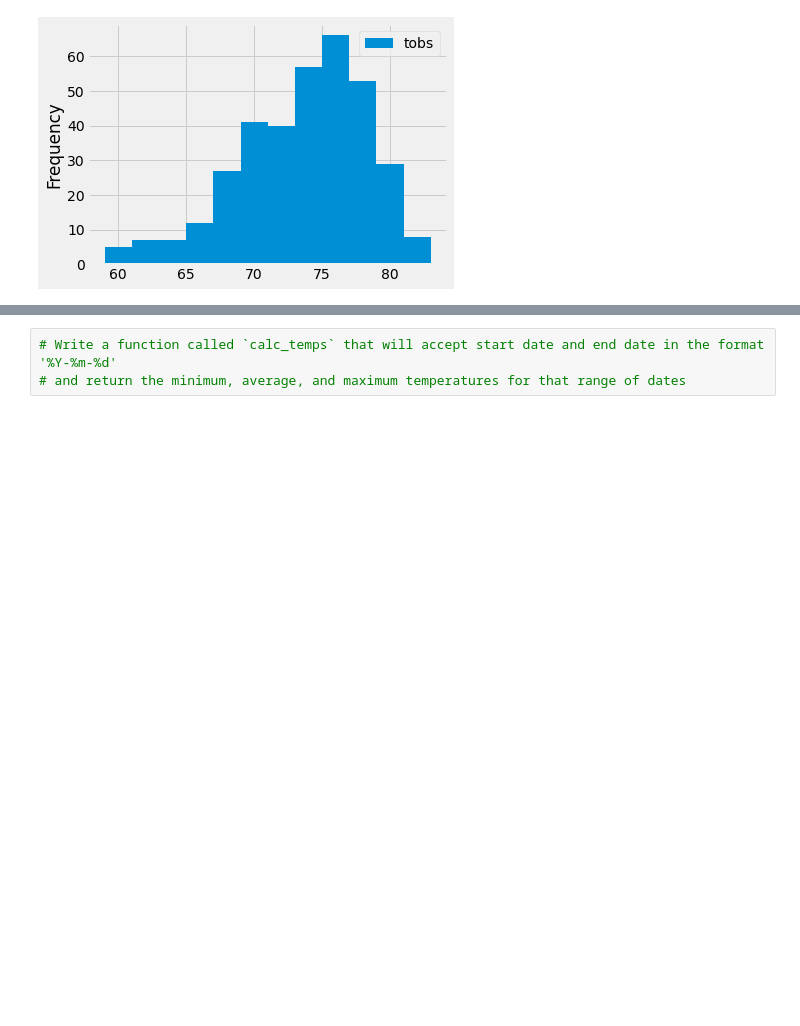
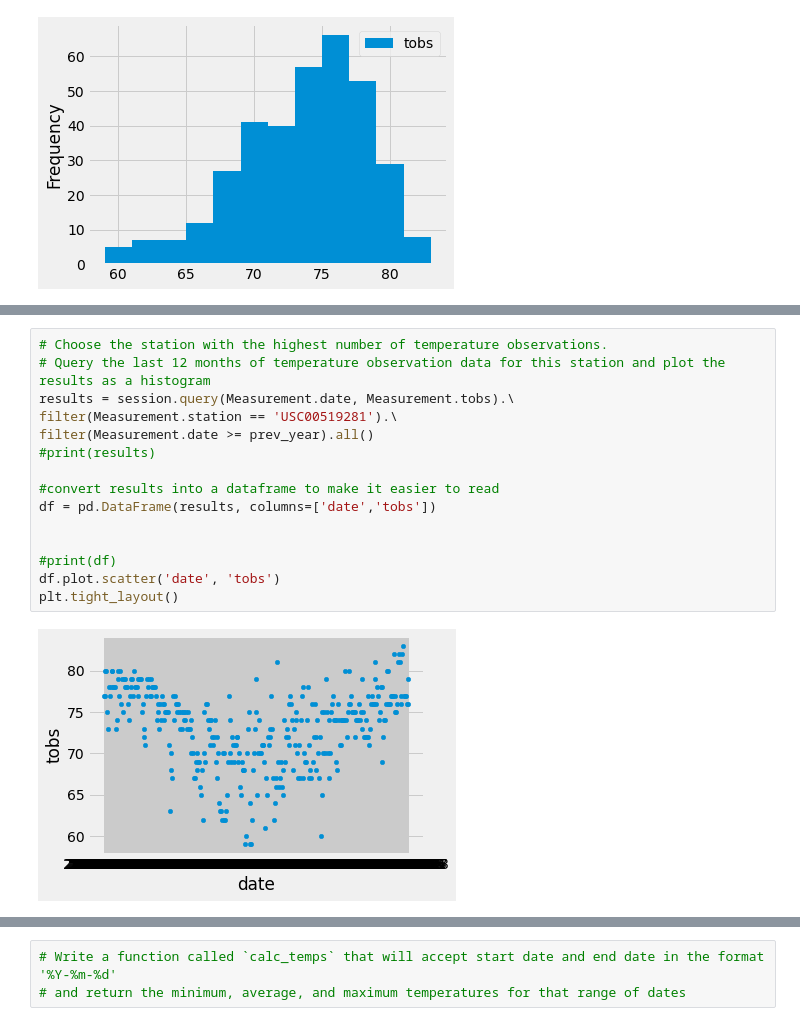
Before and after one commit to EMarksCyr/surfs_up, a Jupyter notebook: climate_analysis.ipynb, the cells around one changed output, grey strips where cells are left out. Saved outputs shown, nothing was run; the diff lists cells and outputs as text; blank space fills up the shorter version.

```diff
--- a/climate_analysis.ipynb
+++ b/climate_analysis.ipynb
@@ -128,0 +171,17 @@ plt.tight_layout()
+# %%
+# Choose the station with the highest number of temperature observations.
+# Query the last 12 months of temperature observation data for this station and plot the results as a histogram
+results = session.query(Measurement.date, Measurement.tobs).\
+filter(Measurement.station == 'USC00519281').\
+filter(Measurement.date >= prev_year).all()
+#print(results)
+
+#convert results into a dataframe to make it easier to read
+df = pd.DataFrame(results, columns=['date','tobs'])
+
+
+#print(df)
+df.plot.scatter('date', 'tobs')
+plt.tight_layout()
+# %% [output]
+[figure, added]
```
Also changed, not shown: parts of 4 cells of this notebook, 11 other files.
